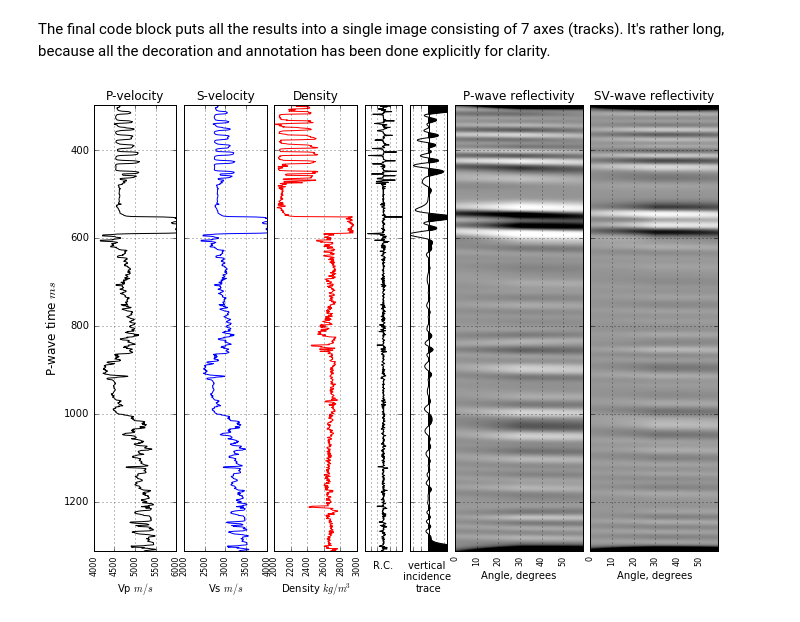
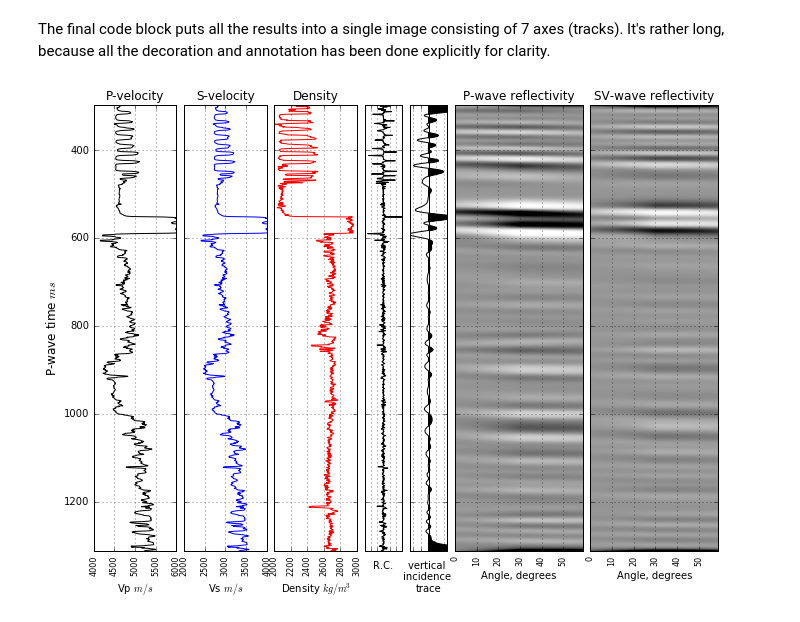
Before and after one commit to EvanBianco/notebooks, a Jupyter notebook: PP_and_PS_synthetic_gathers.ipynb, the cells around one changed output. Saved outputs shown, nothing was run; the diff lists cells and outputs as text; code cells hidden in the pictures.

Commit message:
got rid of edge effects (hacky, though)

```diff
--- a/PP_and_PS_synthetic_gathers.ipynb
+++ b/PP_and_PS_synthetic_gathers.ipynb
@@ -380,7 +380,7 @@ max_val = 10.0 # +/- max value for seismic amplitude display (clip)
 # %% [markdown]
 The final code block puts all the results into a single image consisting of 7 axes (tracks). It's rather long, because all the decoration and annotation has been done explicitly for clarity.
 # %%
-trim = 13  # to remove edge effect at top and base of synthetics
+trim = 20  # to remove edge effect at top and base of synthetics
 # make a figure
 fig = plt.figure(figsize=(12,8))
 
@@ -470,31 +470,31 @@ for label in labels:
 # Plot the PP reflectivities as an image
 ax6.imshow(syn_pp[trim:-trim:,:], cmap='Greys', clim=[-max_val,max_val],
            extent = [min(theta1),max(theta1),max(t),min(t)],
            aspect='auto',
            origin='upper')
 ax6.set_title('P-wave reflectivity')
 ax6.set_yticklabels([])
 ax6.set_xlabel(r'Angle, degrees')
 labels = ax6.get_xticklabels()
 ax6.grid()
 for label in labels:
     label.set_rotation(90)
     label.set_fontsize(fs)
 
 # Plot the PS reflectivities as an image
 ax7.imshow(syn_ps[trim:-trim:,:], cmap='Greys', clim=[-max_val,max_val], #aspect=0.25,
            extent = [min(theta1),max(theta1),max(t),min(t)],
            aspect='auto',
            origin='upper')
 ax7.set_title('SV-wave reflectivity')
 ax7.set_yticklabels([])
 ax7.set_xlabel(r'Angle, degrees')
 labels = ax7.get_xticklabels()
 ax7.grid()
 for label in labels:
     label.set_rotation(90)
     label.set_fontsize(fs)
 
 plt.show()
 # %% [output]
-[figure, old version]
+[figure, new version]
```
